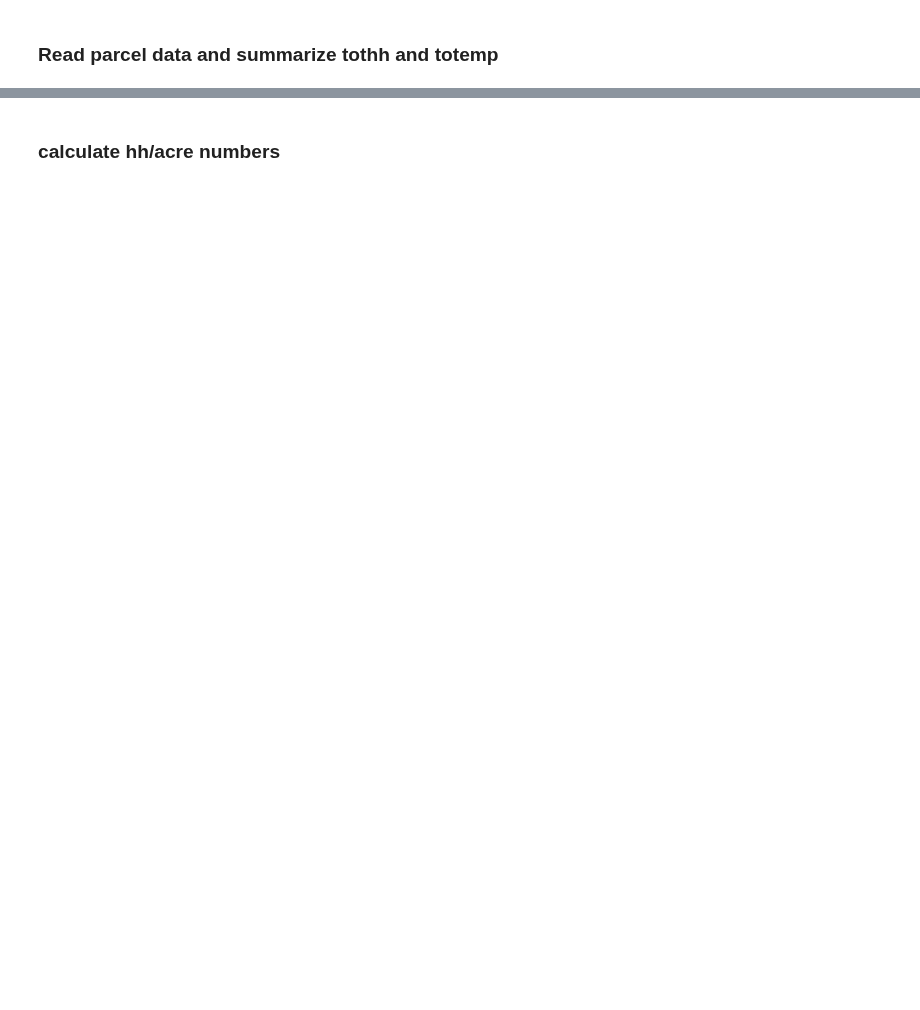
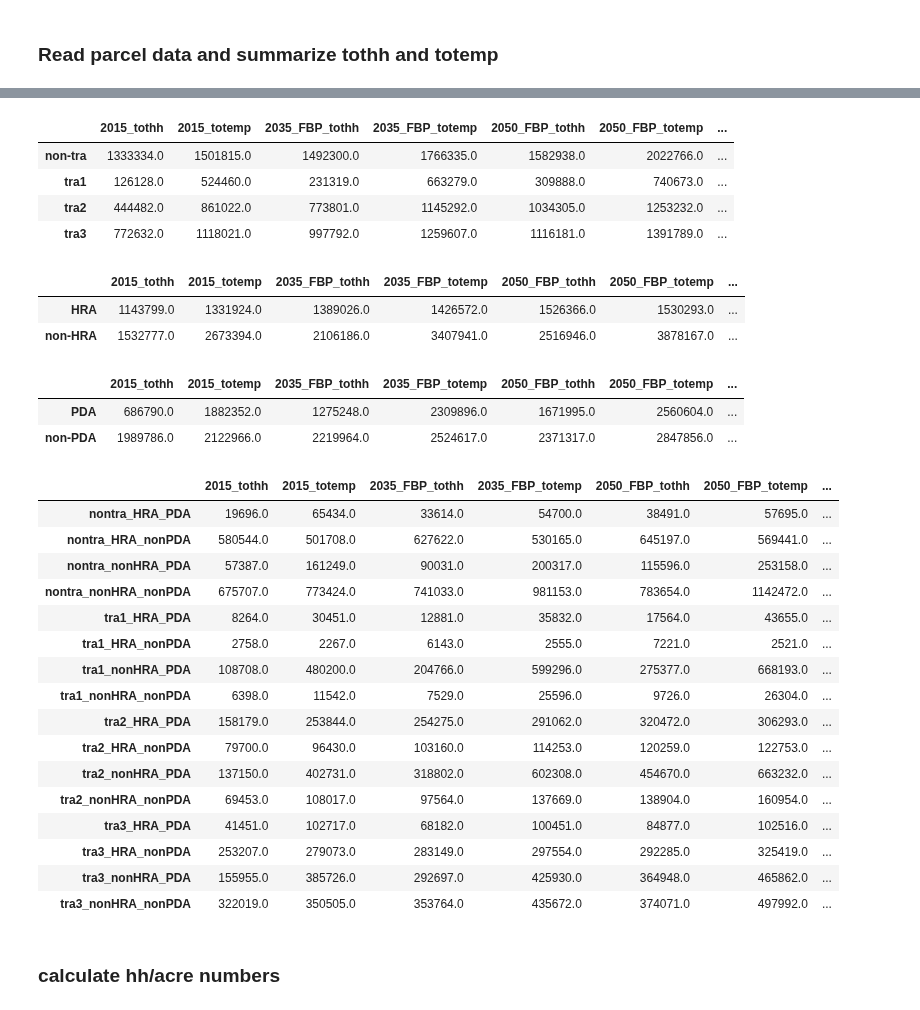
Before and after one commit to BayAreaMetro/petrale, a Jupyter notebook: scripts/CARB_followup_PBA50_growth_pattern_by_geographies.ipynb, the cells around one changed output, grey strips where cells are left out. Drawn from its saved outputs; the diff is of its cells as text; code cells hidden in the pictures; blank space fills up the shorter version.

```diff
--- a/scripts/CARB_followup_PBA50_growth_pattern_by_geographies.ipynb
+++ b/scripts/CARB_followup_PBA50_growth_pattern_by_geographies.ipynb
@@ -239,0 +142,35 @@ display(pda_summary)
+# %%
+# loop through parcel files, summarize, and add to the pre-set dataframes
+
+for runkey in parcel_output_files:
+    print(runkey)
+    filename = parcel_output_files[runkey]
+    print(filename)
+
+    # load parcel-level data
+    parcel_df = load_parcel_data(filename)
+    display(parcel_df.head(3))
+
+    # add geo tagging
+    parcel_tagged = tag_parcel(parcel_df, parcel_geos_crosswalk[['parcel_id'] + geo_cols])
+    display(parcel_tagged.head(3))
+
+    # summarize by each geography
+    for geo in geo_cols:
+        parcel_summary = summarize_by_geography(parcel_tagged, metrics_cols, geo)
+        display(parcel_summary)
+
+        # rename the columns to add 'year' info
+#         parcel_summary.columns = [geo] + [x+'_'+year for x in metrics_cols]
+        parcel_summary.columns = [runkey+'_'+x for x in metrics_cols]
+        display(parcel_summary)
+
+        if geo == 'fbp_tra_cat_id':
+#             tra_summary = tra_summary.merge(parcel_summary, on=geo, how='outer')
+            tra_summary = tra_summary.merge(parcel_summary, left_index=True, right_index=True, how='outer')
+        elif geo == 'fbp_hra_id':
+            hra_summary = hra_summary.merge(parcel_summary, left_index=True, right_index=True, how='outer')
+        elif geo == 'fbp_pda_cat_id':
+            pda_summary = pda_summary.merge(parcel_summary, left_index=True, right_index=True, how='outer')
+        elif geo == 'fbp_combocat':
+            combocat_summary = combocat_summary.merge(parcel_summary, left_index=True, right_index=True, how='outer')
@@ -240,2 +257,36 @@ display(pda_summary)
+# %%
+display(tra_summary)
+display(hra_summary)
+display(pda_summary)
+display(combocat_summary)
+# %% [output]
+|  | 2015_tothh | 2015_totemp | 2035_FBP_tothh | 2035_FBP_totemp | 2050_FBP_tothh | 2050_FBP_totemp | ... |
+| non-tra | 1333334.0 | 1501815.0 | 1492300.0 | 1766335.0 | 1582938.0 | 2022766.0 | ... |
+| tra1 | 126128.0 | 524460.0 | 231319.0 | 663279.0 | 309888.0 | 740673.0 | ... |
+| tra2 | 444482.0 | 861022.0 | 773801.0 | 1145292.0 | 1034305.0 | 1253232.0 | ... |
+| tra3 | 772632.0 | 1118021.0 | 997792.0 | 1259607.0 | 1116181.0 | 1391789.0 | ... |
+|  | 2015_tothh | 2015_totemp | 2035_FBP_tothh | 2035_FBP_totemp | 2050_FBP_tothh | 2050_FBP_totemp | ... |
+| HRA | 1143799.0 | 1331924.0 | 1389026.0 | 1426572.0 | 1526366.0 | 1530293.0 | ... |
+| non-HRA | 1532777.0 | 2673394.0 | 2106186.0 | 3407941.0 | 2516946.0 | 3878167.0 | ... |
+|  | 2015_tothh | 2015_totemp | 2035_FBP_tothh | 2035_FBP_totemp | 2050_FBP_tothh | 2050_FBP_totemp | ... |
+| PDA | 686790.0 | 1882352.0 | 1275248.0 | 2309896.0 | 1671995.0 | 2560604.0 | ... |
+| non-PDA | 1989786.0 | 2122966.0 | 2219964.0 | 2524617.0 | 2371317.0 | 2847856.0 | ... |
+|  | 2015_tothh | 2015_totemp | 2035_FBP_tothh | 2035_FBP_totemp | 2050_FBP_tothh | 2050_FBP_totemp | ... |
+| nontra_HRA_PDA | 19696.0 | 65434.0 | 33614.0 | 54700.0 | 38491.0 | 57695.0 | ... |
+| nontra_HRA_nonPDA | 580544.0 | 501708.0 | 627622.0 | 530165.0 | 645197.0 | 569441.0 | ... |
+| nontra_nonHRA_PDA | 57387.0 | 161249.0 | 90031.0 | 200317.0 | 115596.0 | 253158.0 | ... |
+| nontra_nonHRA_nonPDA | 675707.0 | 773424.0 | 741033.0 | 981153.0 | 783654.0 | 1142472.0 | ... |
+| tra1_HRA_PDA | 8264.0 | 30451.0 | 12881.0 | 35832.0 | 17564.0 | 43655.0 | ... |
+| tra1_HRA_nonPDA | 2758.0 | 2267.0 | 6143.0 | 2555.0 | 7221.0 | 2521.0 | ... |
+| tra1_nonHRA_PDA | 108708.0 | 480200.0 | 204766.0 | 599296.0 | 275377.0 | 668193.0 | ... |
+| tra1_nonHRA_nonPDA | 6398.0 | 11542.0 | 7529.0 | 25596.0 | 9726.0 | 26304.0 | ... |
+| tra2_HRA_PDA | 158179.0 | 253844.0 | 254275.0 | 291062.0 | 320472.0 | 306293.0 | ... |
+| tra2_HRA_nonPDA | 79700.0 | 96430.0 | 103160.0 | 114253.0 | 120259.0 | 122753.0 | ... |
+| tra2_nonHRA_PDA | 137150.0 | 402731.0 | 318802.0 | 602308.0 | 454670.0 | 663232.0 | ... |
+| tra2_nonHRA_nonPDA | 69453.0 | 108017.0 | 97564.0 | 137669.0 | 138904.0 | 160954.0 | ... |
+| tra3_HRA_PDA | 41451.0 | 102717.0 | 68182.0 | 100451.0 | 84877.0 | 102516.0 | ... |
+| tra3_HRA_nonPDA | 253207.0 | 279073.0 | 283149.0 | 297554.0 | 292285.0 | 325419.0 | ... |
+| tra3_nonHRA_PDA | 155955.0 | 385726.0 | 292697.0 | 425930.0 | 364948.0 | 465862.0 | ... |
+| tra3_nonHRA_nonPDA | 322019.0 | 350505.0 | 353764.0 | 435672.0 | 374071.0 | 497992.0 | ... |
 # %% [markdown]
 ### calculate hh/acre numbers
```
Also changed, not shown: parts of 9 cells of this notebook.
